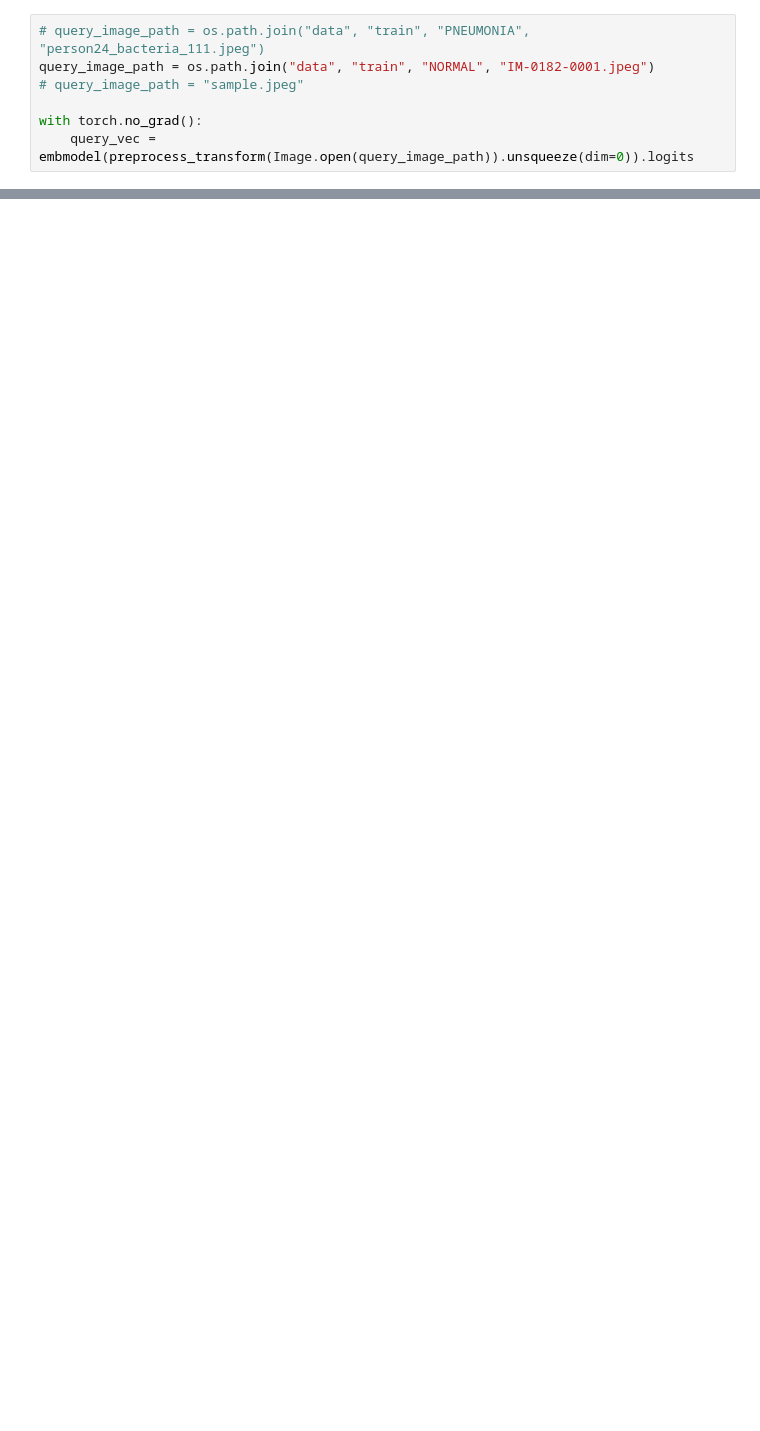
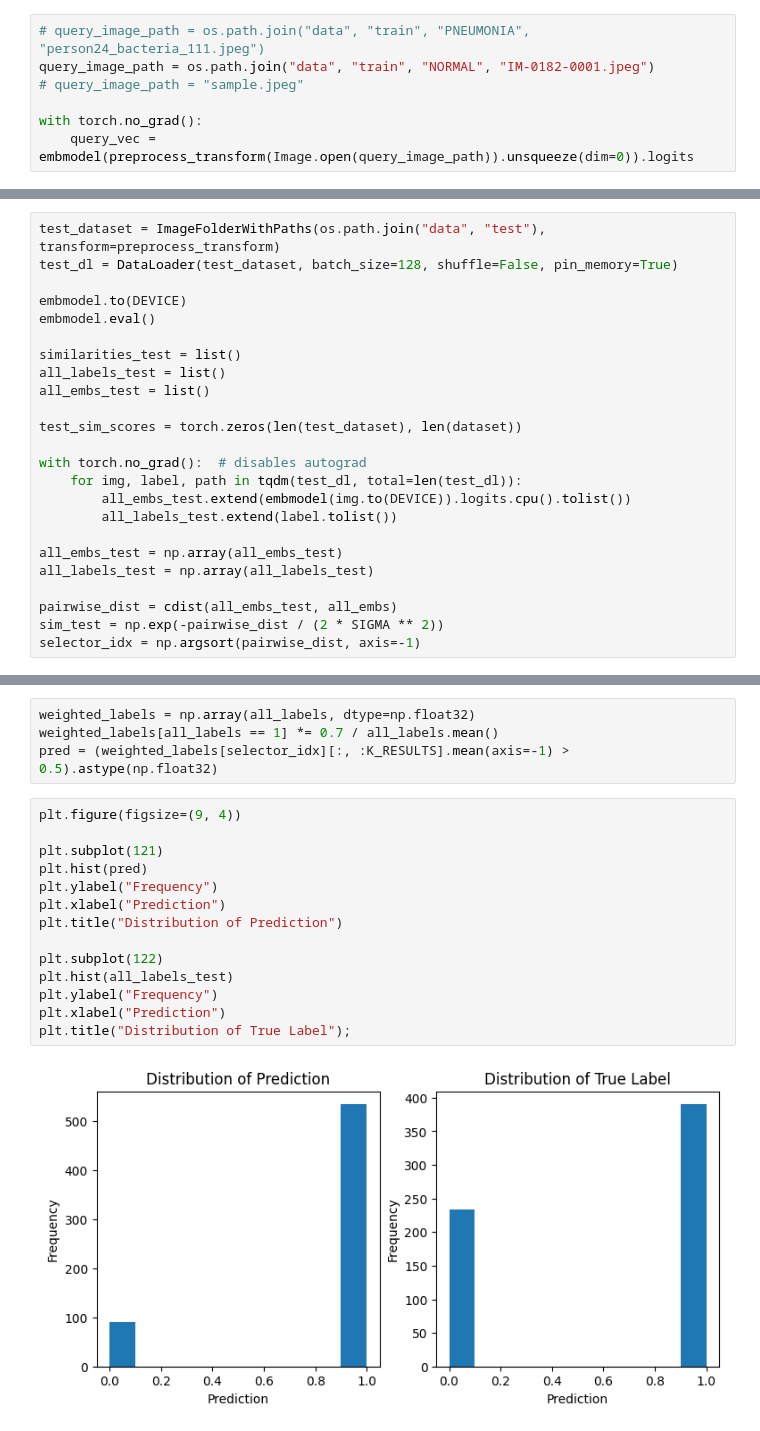
Before and after one commit to wmloh/xrayIR, a Jupyter notebook: query_xray.ipynb, the cells around one changed output, grey strips where cells are left out. Cells and saved outputs as stored; diff of their text form; blank space fills up the shorter version.

```diff
--- a/query_xray.ipynb
+++ b/query_xray.ipynb
@@ -182,0 +226,24 @@ plt.legend(bbox_to_anchor=(1, 0.6));
+# %%
+test_dataset = ImageFolderWithPaths(os.path.join("data", "test"), transform=preprocess_transform)
+test_dl = DataLoader(test_dataset, batch_size=128, shuffle=False, pin_memory=True)
+
+embmodel.to(DEVICE)
+embmodel.eval()
+
+similarities_test = list()
+all_labels_test = list()
+all_embs_test = list()
+
+test_sim_scores = torch.zeros(len(test_dataset), len(dataset))
+
+with torch.no_grad():  # disables autograd
+    for img, label, path in tqdm(test_dl, total=len(test_dl)):
+        all_embs_test.extend(embmodel(img.to(DEVICE)).logits.cpu().tolist())
+        all_labels_test.extend(label.tolist())
+
+all_embs_test = np.array(all_embs_test)
+all_labels_test = np.array(all_labels_test)
+
+pairwise_dist = cdist(all_embs_test, all_embs)
+sim_test = np.exp(-pairwise_dist / (2 * SIGMA ** 2))
+selector_idx = np.argsort(pairwise_dist, axis=-1)
@@ -182,0 +255,20 @@ plt.legend(bbox_to_anchor=(1, 0.6));
+# %%
+weighted_labels = np.array(all_labels, dtype=np.float32)
+weighted_labels[all_labels == 1] *= 0.7 / all_labels.mean()
+pred = (weighted_labels[selector_idx][:, :K_RESULTS].mean(axis=-1) > 0.5).astype(np.float32)
+# %%
+plt.figure(figsize=(9, 4))
+
+plt.subplot(121)
+plt.hist(pred)
+plt.ylabel("Frequency")
+plt.xlabel("Prediction")
+plt.title("Distribution of Prediction")
+
+plt.subplot(122)
+plt.hist(all_labels_test)
+plt.ylabel("Frequency")
+plt.xlabel("Prediction")
+plt.title("Distribution of True Label");
+# %% [output]
+[figure, added]
```
Also changed, not shown: parts of 16 cells of this notebook.
